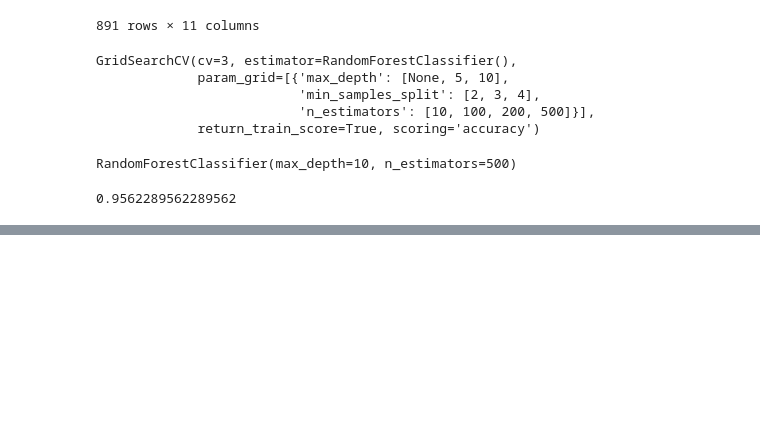
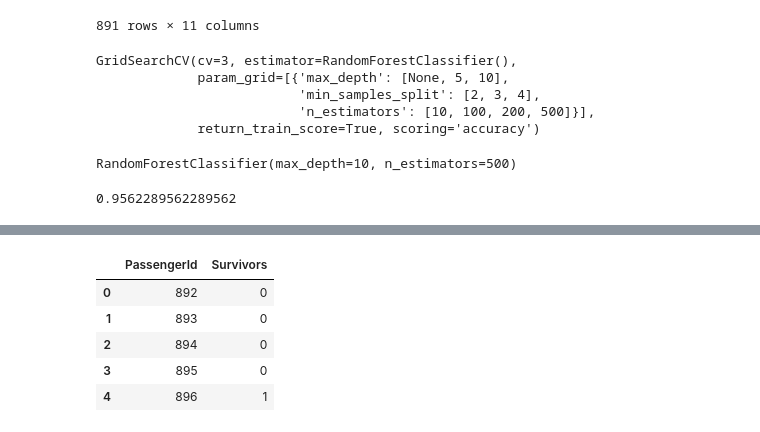
Before and after one commit to Nathnael12/Kaggle-Titanic_Survivors_prediction, a Jupyter notebook: notebooks/survivors.ipynb, the cells around one changed output, grey strips where cells are left out. Drawn from its saved outputs; the diff is of its cells as text; code cells hidden in the pictures; blank space fills up the shorter version.

Commit message:
complete our prediction

```diff
--- a/notebooks/survivors.ipynb
+++ b/notebooks/survivors.ipynb
@@ -317,0 +349,23 @@ prod_clf.score(X_final_data,y_final_data)
+# %%
+# fill null values with the value after them
+titanic_test_data=titanic_test_data.fillna(method="ffill")
+# %%
+X_final_test=titanic_test_data
+
+scaler=StandardScaler()
+X_final_test_data=scaler.fit_transform(X_final_test)
+
+predictions=prod_clf.predict(X_final_test_data)
+# %%
+final_prediction_df=pd.DataFrame(
+    data=titanic_test_data["PassengerId"]
+)
+final_prediction_df["Survivors"]=predictions
+final_prediction_df.head()
+# %% [output]
+|  | PassengerId | Survivors |
+| 0 | 892 | 0 |
+| 1 | 893 | 0 |
+| 2 | 894 | 0 |
+| 3 | 895 | 0 |
+| 4 | 896 | 1 |
```
Also changed, not shown: parts of 3 cells of this notebook, 1 other file.
